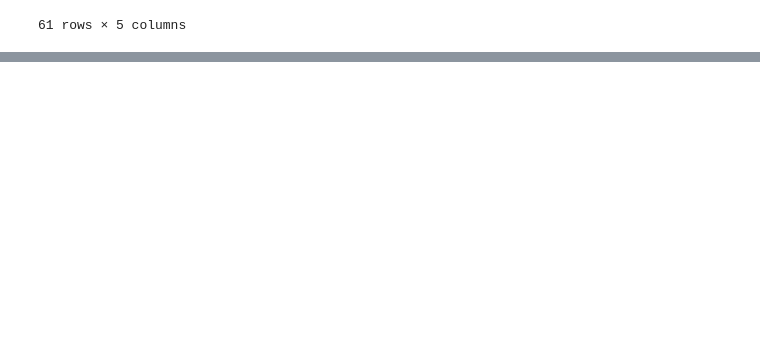
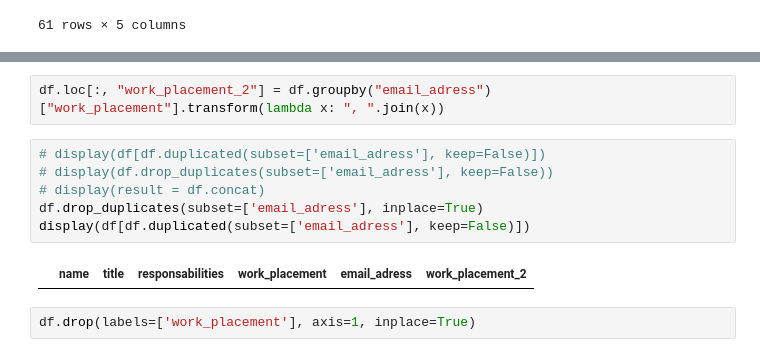
Before and after one commit to DaDrummerthe1st/list_of_yrkeshogskolor, a Jupyter notebook: tuc/parse_dump_fixed.ipynb, the cells around one changed output, grey strips where cells are left out. Cells and saved outputs as stored; diff of their text form; blank space fills up the shorter version.

```diff
--- a/tuc/parse_dump_fixed.ipynb
+++ b/tuc/parse_dump_fixed.ipynb
@@ -57,0 +85,12 @@ df[df.duplicated(subset=['name'])]
+# %%
+df.loc[:, "work_placement_2"] = df.groupby("email_adress")["work_placement"].transform(lambda x: ", ".join(x))
+# %%
+# display(df[df.duplicated(subset=['email_adress'], keep=False)])
+# display(df.drop_duplicates(subset=['email_adress'], keep=False))
+# display(result = df.concat)
+df.drop_duplicates(subset=['email_adress'], inplace=True)
+display(df[df.duplicated(subset=['email_adress'], keep=False)])
+# %% [output]
+|  | name | title | responsabilities | work_placement | email_adress | work_placement_2 |
+# %%
+df.drop(labels=['work_placement'], axis=1, inplace=True)
```
Also changed, not shown: parts of 5 cells of this notebook.
